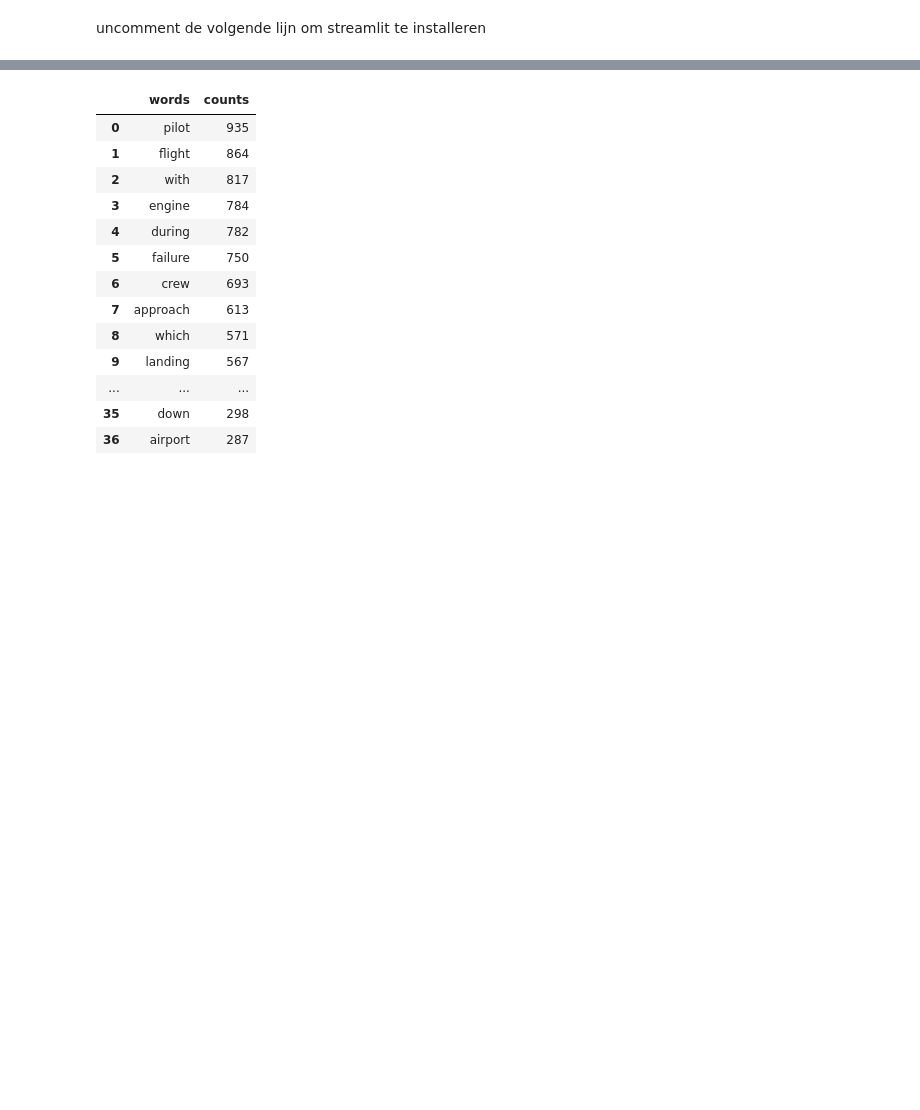
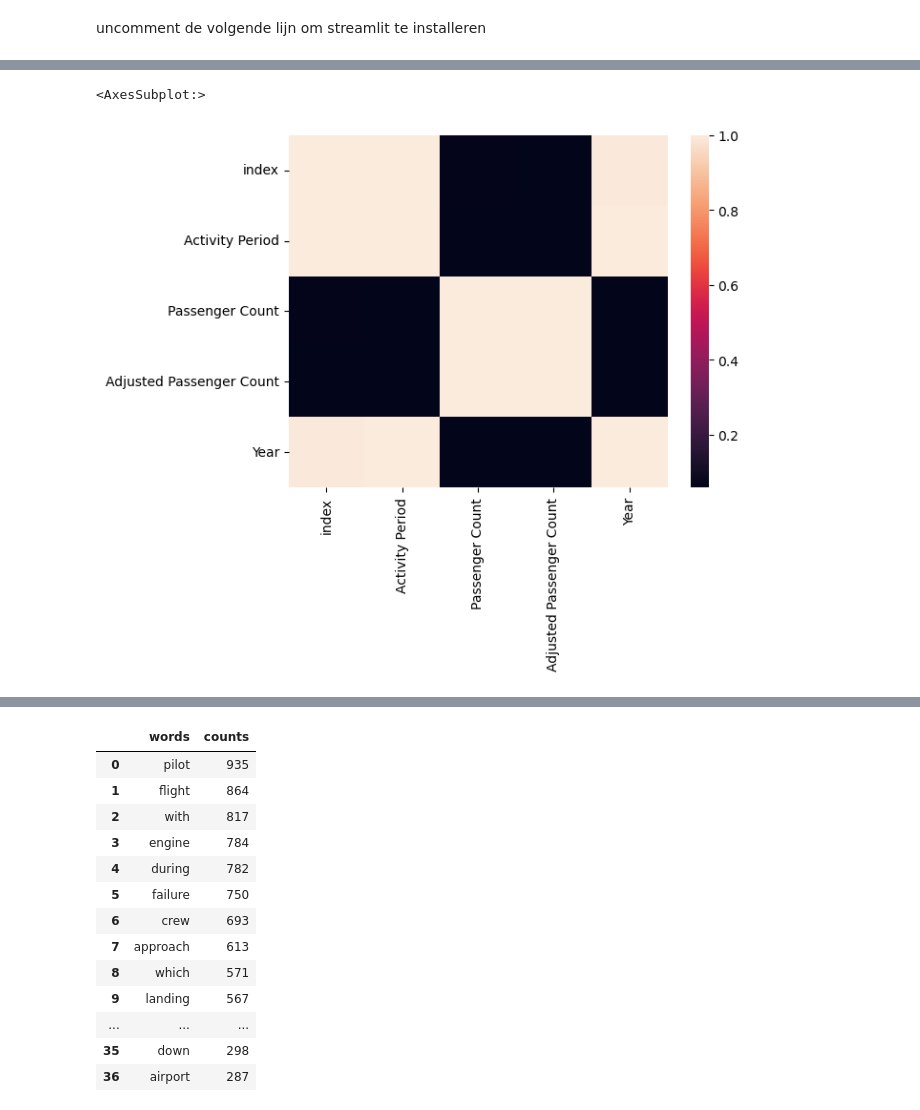
Before and after one commit to Stemt/DS-groep-6, a Jupyter notebook: Case-2/case_2.ipynb, the cells around one changed output, grey strips where cells are left out. Saved outputs shown, nothing was run; the diff lists cells and outputs as text; code cells hidden in the pictures; blank space fills up the shorter version.

```diff
--- a/Case-2/case_2.ipynb
+++ b/Case-2/case_2.ipynb
@@ -26,0 +185,3 @@ for file in files:
+# %%
+sns.heatmap(Air_Traffic.corr())
+# %% [output]
@@ -26,0 +189,2 @@ for file in files:
+<AxesSubplot:>
+[figure, added]
```
Also changed, not shown: parts of 9 cells of this notebook, 1 other file.
